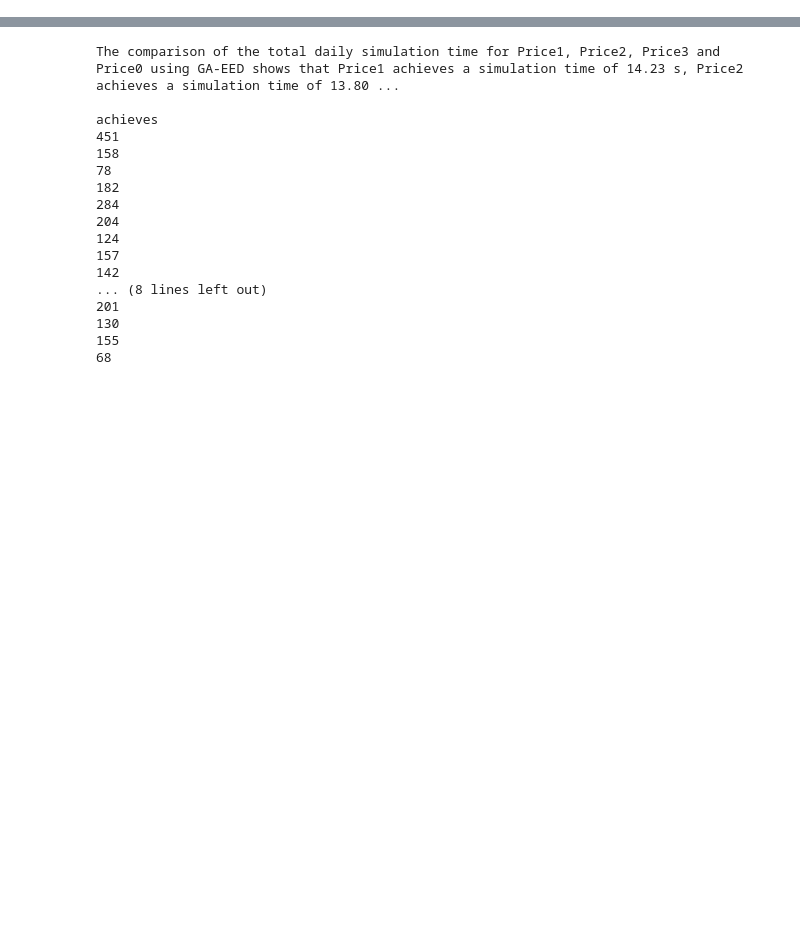
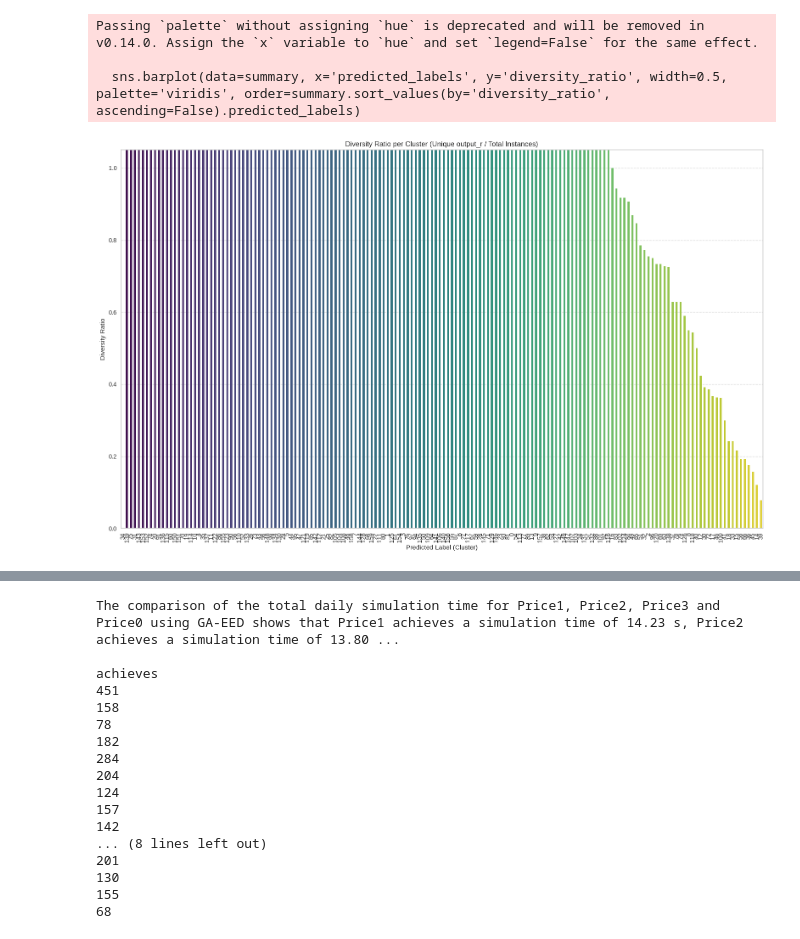
Before and after one commit to P0L3/PromptORE, a Jupyter notebook: promptore_try.ipynb, the cells around one changed output, grey strips where cells are left out. Saved outputs shown, nothing was run; the diff lists cells and outputs as text; code cells hidden in the pictures; blank space fills up the shorter version.

```diff
--- a/promptore_try.ipynb
+++ b/promptore_try.ipynb
@@ -105,0 +145,19 @@ relation_embeddings[relation_embeddings["predicted_labels"] == 10].sort_values(b
+# %%
+summary['diversity_ratio'] = (summary['unique_output_r'] / summary['total_instances']) / summary["total_instances_scaled"]
+
+summary.sort_values(by='diversity_ratio', ascending=True, inplace=True)
+plt.figure(figsize=(16, 10))
+sns.barplot(data=summary, x='predicted_labels', y='diversity_ratio', width=0.5, palette='viridis', order=summary.sort_values(by='diversity_ratio', ascending=False).predicted_labels)
+plt.title('Diversity Ratio per Cluster (Unique output_r / Total Instances)')
+plt.xlabel('Predicted Label (Cluster)')
+plt.ylabel('Diversity Ratio')
+plt.xticks(rotation = 90)
+plt.ylim(0, 1.05)
+plt.grid(axis='y', linestyle='--', alpha=0.7)
+plt.tight_layout()
+plt.show()
+# %% [output]
+Passing `palette` without assigning `hue` is deprecated and will be removed in v0.14.0. Assign the `x` variable to `hue` and set `legend=False` for the same effect.
+
+  sns.barplot(data=summary, x='predicted_labels', y='diversity_ratio', width=0.5, palette='viridis', order=summary.sort_values(by='diversity_ratio', ascending=False).predicted_labels)
+[figure, added]
```
Also changed, not shown: parts of 7 cells of this notebook, 3 other files.
